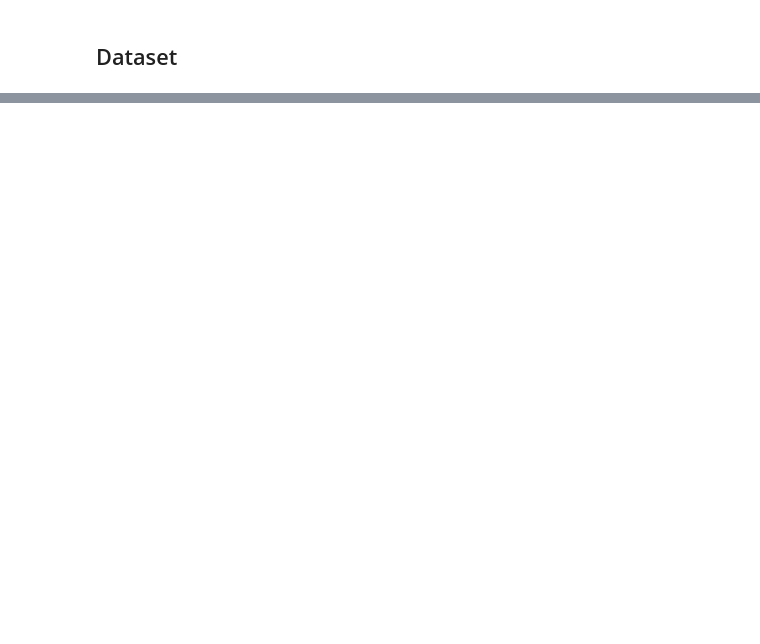
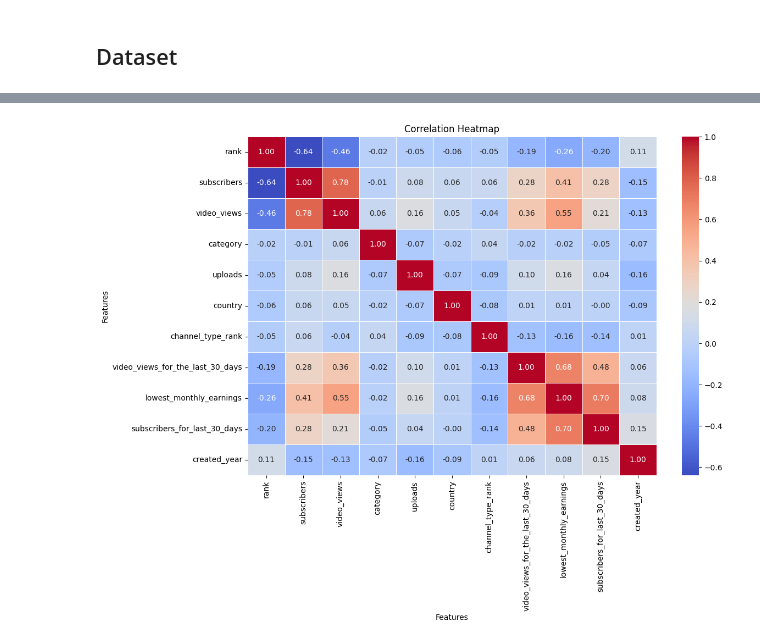
Before and after one commit to pedrofonsecapadilha/BeTechByBraskem, a Jupyter notebook: 06-MachineLearningI/ProjetoFinal.ipynb, the cells around one changed output, grey strips where cells are left out. Cells and saved outputs as stored; diff of their text form; code cells hidden in the pictures; blank space fills up the shorter version.

```diff
--- a/06-MachineLearningI/ProjetoFinal.ipynb
+++ b/06-MachineLearningI/ProjetoFinal.ipynb
@@ -129,0 +124,8 @@ Output hidden; open in https://colab.research.google.com to view.
+# %%
+# Category
+category_count_encoder = ce.CountEncoder(cols=['category'])
+youtube = category_count_encoder.fit_transform(youtube)
+# %%
+# Country
+country_count_encoder = ce.CountEncoder(cols=['Country'])
+youtube = country_count_encoder.fit_transform(youtube)
@@ -129,0 +218,7 @@ Output hidden; open in https://colab.research.google.com to view.
+# %%
+# Drop nan values
+# youtube_norm = youtube_norm.dropna(subset=['subscribers_for_last_30_days'])
+youtube_norm = youtube_norm.dropna(subset=['video_views_for_the_last_30_days'])
+youtube_norm = youtube_norm.dropna(subset=['channel_type_rank'])
+# %%
+youtube_norm['subscribers_for_last_30_days'] = youtube_norm['subscribers_for_last_30_days'].fillna(0)
@@ -129,0 +279,10 @@ Output hidden; open in https://colab.research.google.com to view.
+# %%
+cmap = "coolwarm"
+plt.figure(figsize=(12, 8))
+sns.heatmap(youtube_norm.corr(), annot=True, cmap=cmap, fmt=".2f", linewidths=0.5)
+plt.xlabel("Features")
+plt.ylabel("Features")
+plt.title("Correlation Heatmap")
+plt.show()
+# %% [output]
+[figure, added]
```
Also changed, not shown: parts of 79 cells of this notebook.
